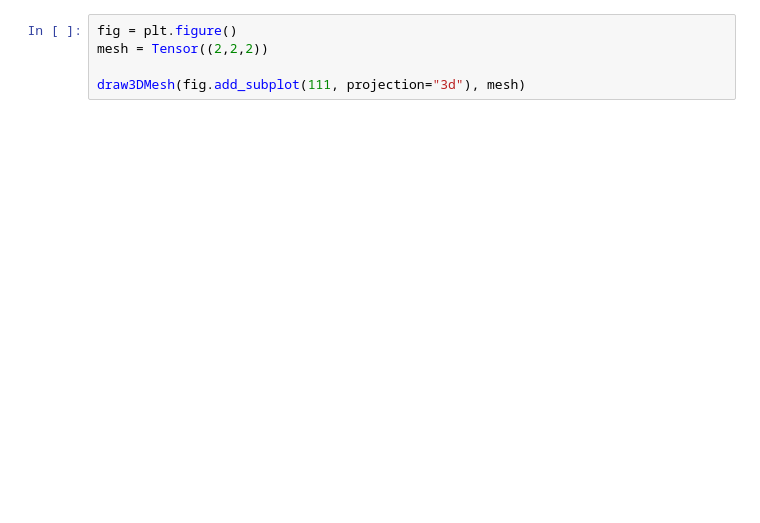
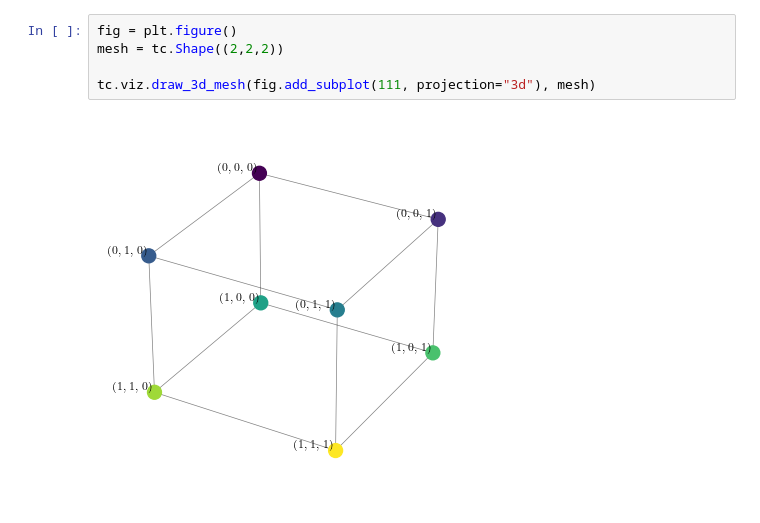
Before and after one commit to Helmholtz-AI-Energy/tensorcraft, a Jupyter notebook: notebooks/viz_basics.ipynb, the cells around one changed output. Drawn from its saved outputs; the diff is of its cells as text; blank space fills up the shorter version.

```diff
--- a/notebooks/viz_basics.ipynb
+++ b/notebooks/viz_basics.ipynb
@@ -47,6 +50,8 @@ draw2DMesh(fig.add_subplot(111), mesh )
 # %%
 fig = plt.figure()
-mesh = Tensor((2,2,2))
+mesh = tc.Shape((2,2,2))
 
-draw3DMesh(fig.add_subplot(111, projection="3d"), mesh)
+tc.viz.draw_3d_mesh(fig.add_subplot(111, projection="3d"), mesh)
+# %% [output]
+[figure, added]
 # %%
```
Also changed, not shown: parts of 14 cells of this notebook, 19 other files.
